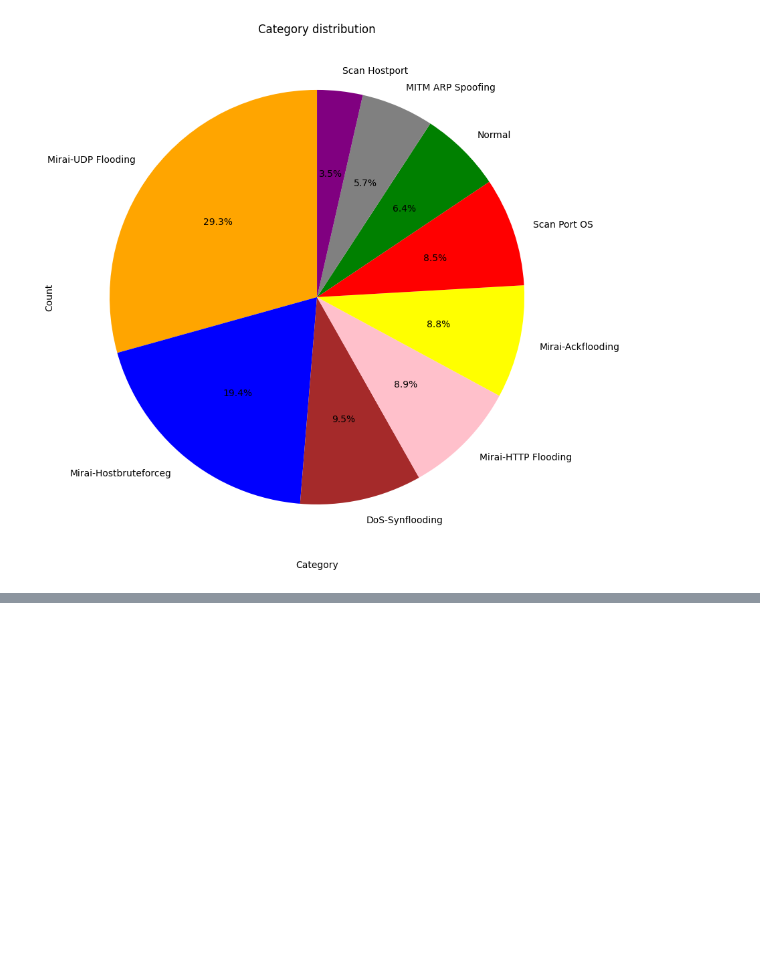
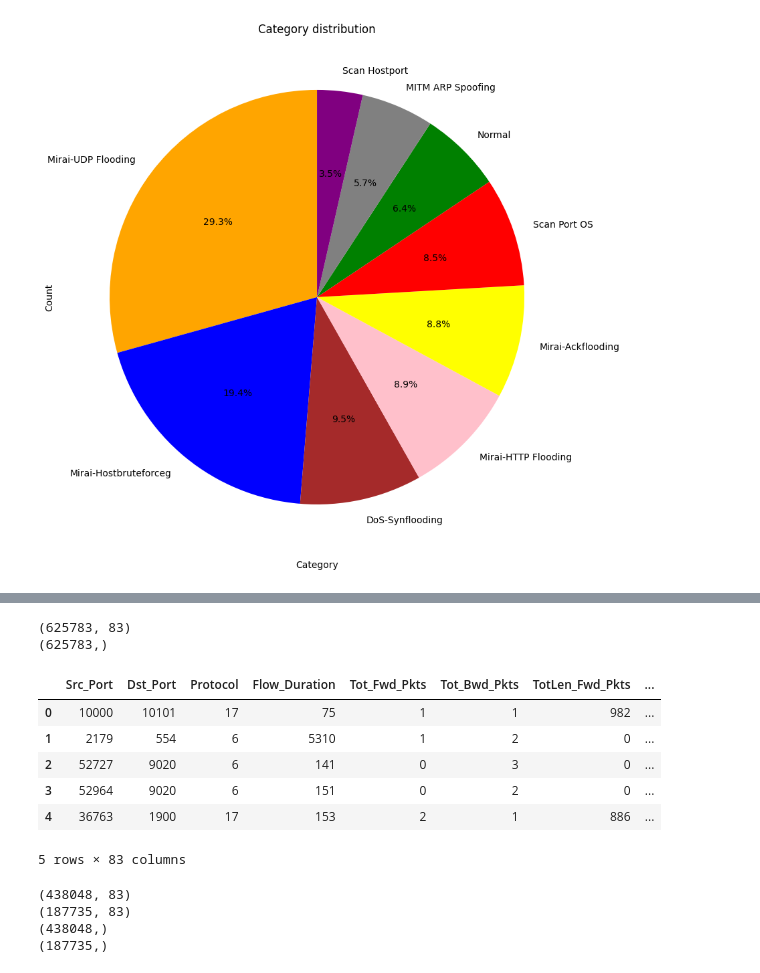
Before and after one commit to nonyeashley/Network-Intrusion-Detection-Using-Ensemble-Method-, a Jupyter notebook: Network_Intrusion.ipynb, the cells around one changed output, grey strips where cells are left out. Drawn from its saved outputs; the diff is of its cells as text; code cells hidden in the pictures; blank space fills up the shorter version.

```diff
--- a/Network_Intrusion.ipynb
+++ b/Network_Intrusion.ipynb
@@ -221,0 +414,24 @@ plt.show()
+# %%
+
+
+df=df.replace([float('inf'), -float('inf')], float('nan'))
+df=df.fillna(0)
+df=df.apply(lambda x:x.astype(int) if x.dtype=='float64' else x)
+# %%
+X=df.drop(columns=['Label'])
+y=df['Label']
+print (X.shape)
+print(y.shape)
+# %% [output]
+(625783, 83)
+(625783,)
+# %%
+X.head()
+# %% [output]
+|  | Src_Port | Dst_Port | Protocol | Flow_Duration | Tot_Fwd_Pkts | Tot_Bwd_Pkts | TotLen_Fwd_Pkts | ... |
+| 0 | 10000 | 10101 | 17 | 75 | 1 | 1 | 982 | ... |
+| 1 | 2179 | 554 | 6 | 5310 | 1 | 2 | 0 | ... |
+| 2 | 52727 | 9020 | 6 | 141 | 0 | 3 | 0 | ... |
+| 3 | 52964 | 9020 | 6 | 151 | 0 | 2 | 0 | ... |
+| 4 | 36763 | 1900 | 17 | 153 | 2 | 1 | 886 | ... |
+5 rows × 83 columns
@@ -221,0 +440,10 @@ plt.show()
+# %%
+print (X_train.shape)
+print (y_train.shape)
+print (X_test.shape)
+print (y_test.shape)
+# %% [output]
+(438048, 83)
+(187735, 83)
+(438048,)
+(187735,)
```
Also changed, not shown: parts of 14 cells of this notebook.
